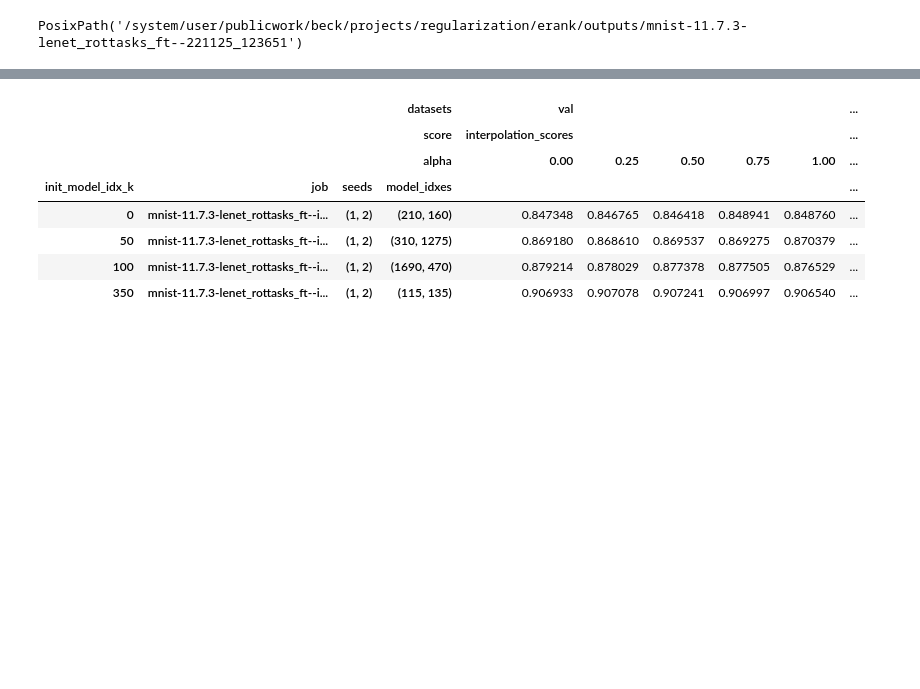
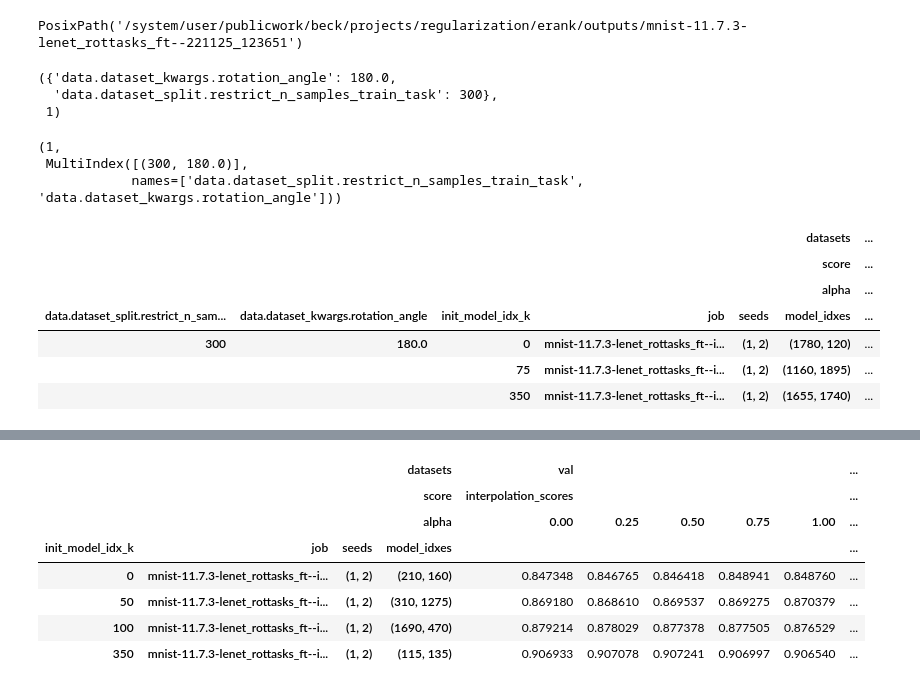
Before and after one commit to maximilianmbeck/erank, a Jupyter notebook: notebooks/11.0.5-instability-analysis-scale.ipynb, the cells around one changed output, grey strips where cells are left out. Drawn from its saved outputs; the diff is of its cells as text; code cells hidden in the pictures; blank space fills up the shorter version.

Commit message:
instability analysis scale, wip

```diff
--- a/notebooks/11.0.5-instability-analysis-scale.ipynb
+++ b/notebooks/11.0.5-instability-analysis-scale.ipynb
@@ -206,2 +221,31 @@ insta = InstabilityAnalyzer(**cfg_instability)
+# %%
+sweep = Sweeper.create(sweep_config=cfg_instability.hpparam_sweep)
+# %%
+l = sweep.generate_sweep_parameter_combinations()
+# %%
+l[0], len(l)
+# %% [output]
+({'data.dataset_kwargs.rotation_angle': 180.0,
+  'data.dataset_split.restrict_n_samples_train_task': 300},
+ 1)
+# %%
+l2 = convert_listofdicts_to_dictoflists(l)
+# %%
+ind = pd.MultiIndex.from_arrays(list(l2.values()), names=list(l2.keys()))
+len(ind), ind
+# %% [output]
+(1,
+ MultiIndex([(300, 180.0)],
+            names=['data.dataset_split.restrict_n_samples_train_task', 'data.dataset_kwargs.rotation_angle']))
+# %%
+pd.concat(res_ret[0], keys=ind)
+# %% [output]
+|  |  |  |  |  | datasets | ... |
+|  |  |  |  |  | score | ... |
+|  |  |  |  |  | alpha | ... |
+| data.dataset_split.restrict_n_sam... | data.dataset_kwargs.rotation_angle | init_model_idx_k | job | seeds | model_idxes | ... |
+| 300 | 180.0 | 0 | mnist-11.7.3-lenet_rottasks_ft--i... | (1, 2) | (1780, 120) | ... |
+|  |  | 75 | mnist-11.7.3-lenet_rottasks_ft--i... | (1, 2) | (1160, 1895) | ... |
+|  |  | 350 | mnist-11.7.3-lenet_rottasks_ft--i... | (1, 2) | (1655, 1740) | ... |
 # %%
 hypparam_sel = {'data.dataset_kwargs.rotation_angle': 22.040816326530614, 'data.dataset_split.restrict_n_samples_train_task': 300}
```
Also changed, not shown: parts of 5 cells of this notebook, 1 other file.
